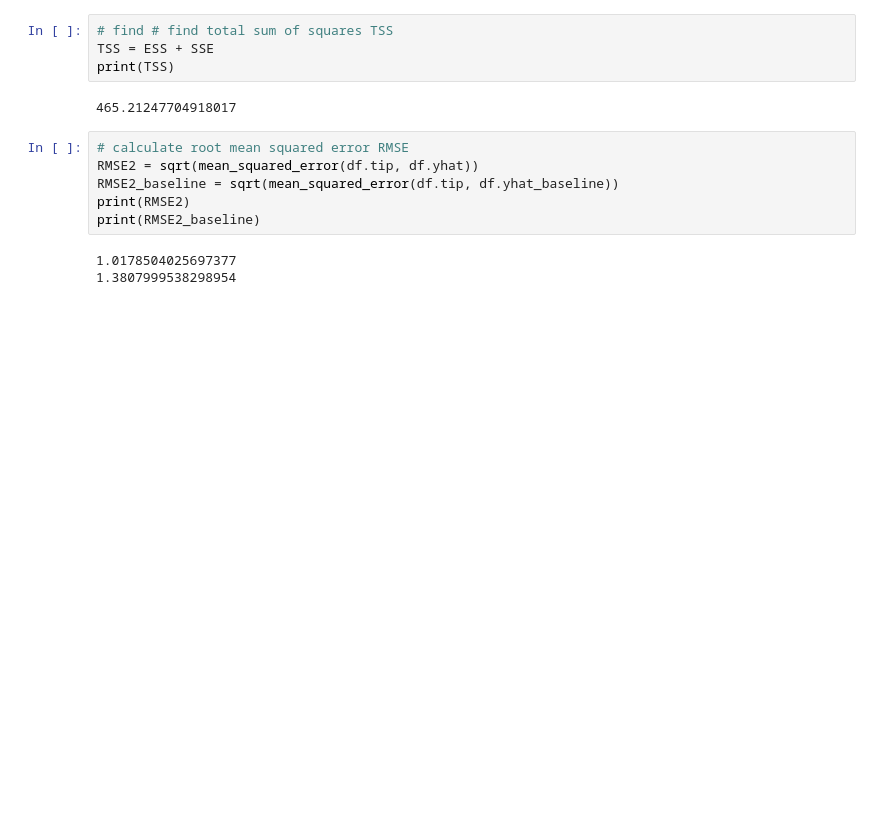
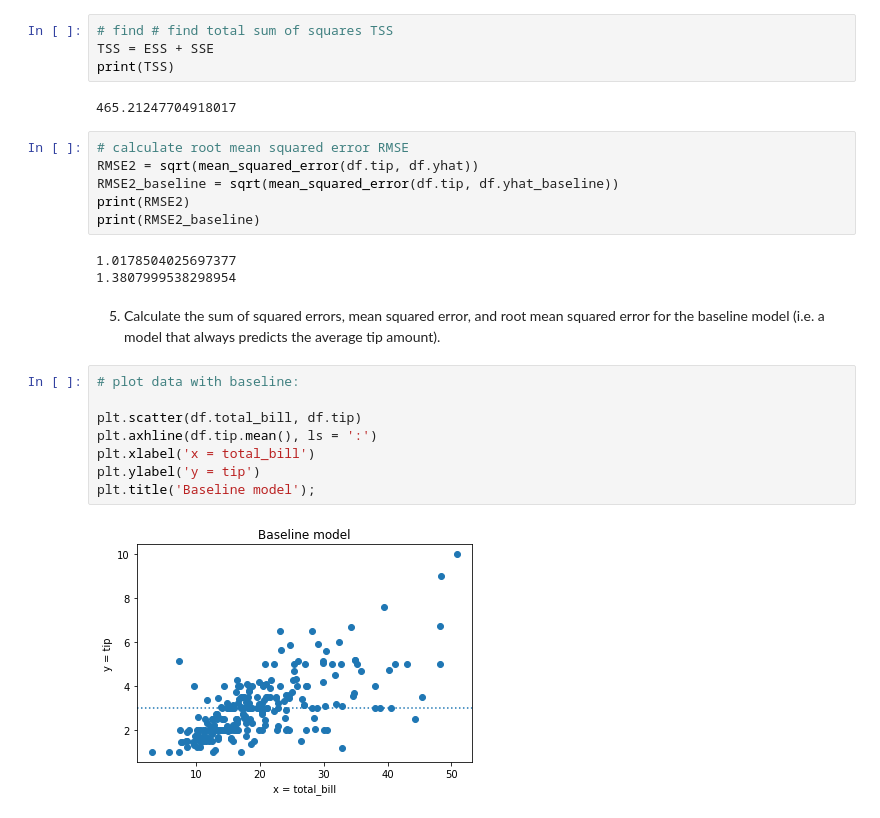
Before and after one commit to SLawsonWoods/regression-exercises, a Jupyter notebook: evaluate.ipynb, the cells around one changed output. Drawn from its saved outputs; the diff is of its cells as text; blank space fills up the shorter version.

```diff
--- a/evaluate.ipynb
+++ b/evaluate.ipynb
@@ -137,3 +170,15 @@ print(RMSE2_baseline)
 # %% [output]
 1.0178504025697377
 1.3807999538298954
+# %% [markdown]
+5. Calculate the sum of squared errors, mean squared error, and root mean squared error for the baseline model (i.e. a model that always predicts the average tip amount).
+# %%
+# plot data with baseline:
+
+plt.scatter(df.total_bill, df.tip)
+plt.axhline(df.tip.mean(), ls = ':')
+plt.xlabel('x = total_bill')
+plt.ylabel('y = tip')
+plt.title('Baseline model');
+# %% [output]
+[figure, added]
```
Also changed, not shown: parts of 20 cells of this notebook, 1 other file.
